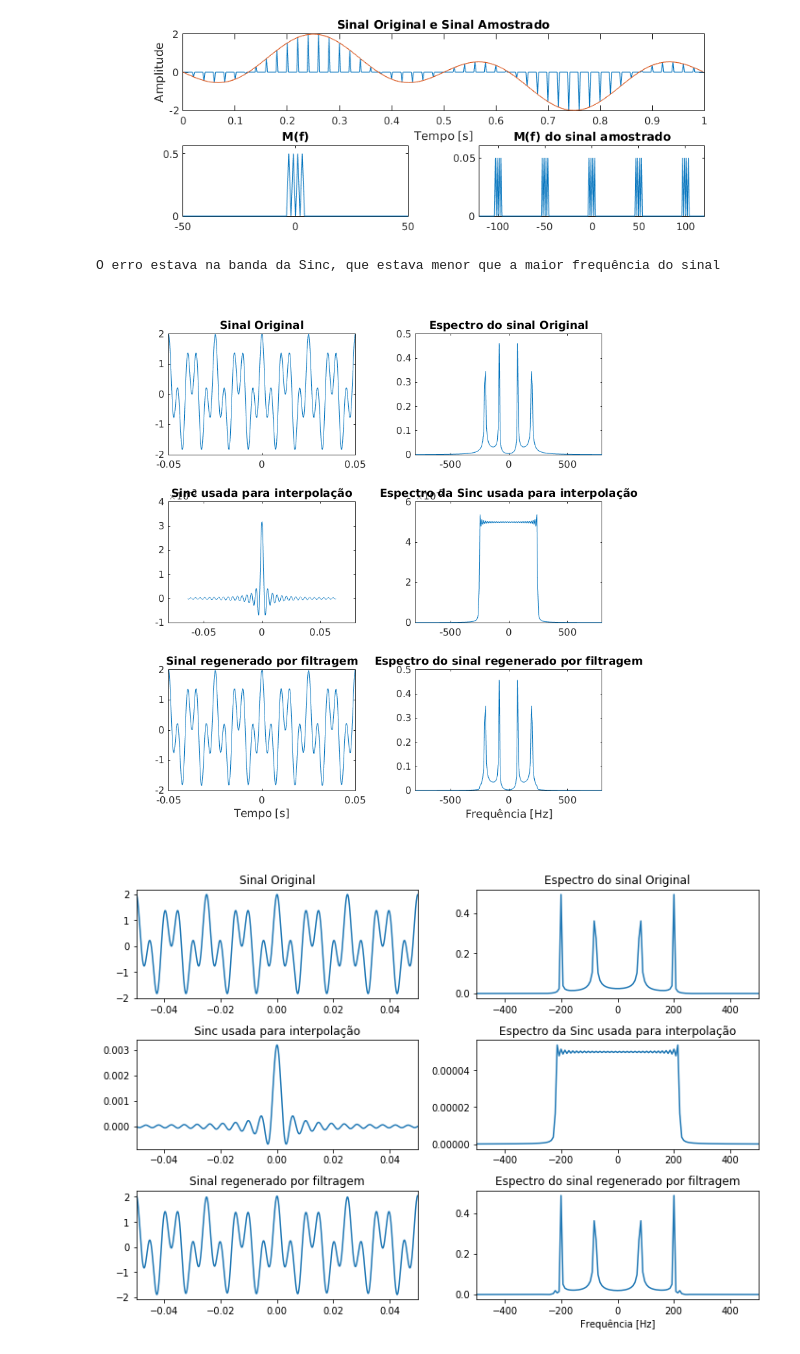
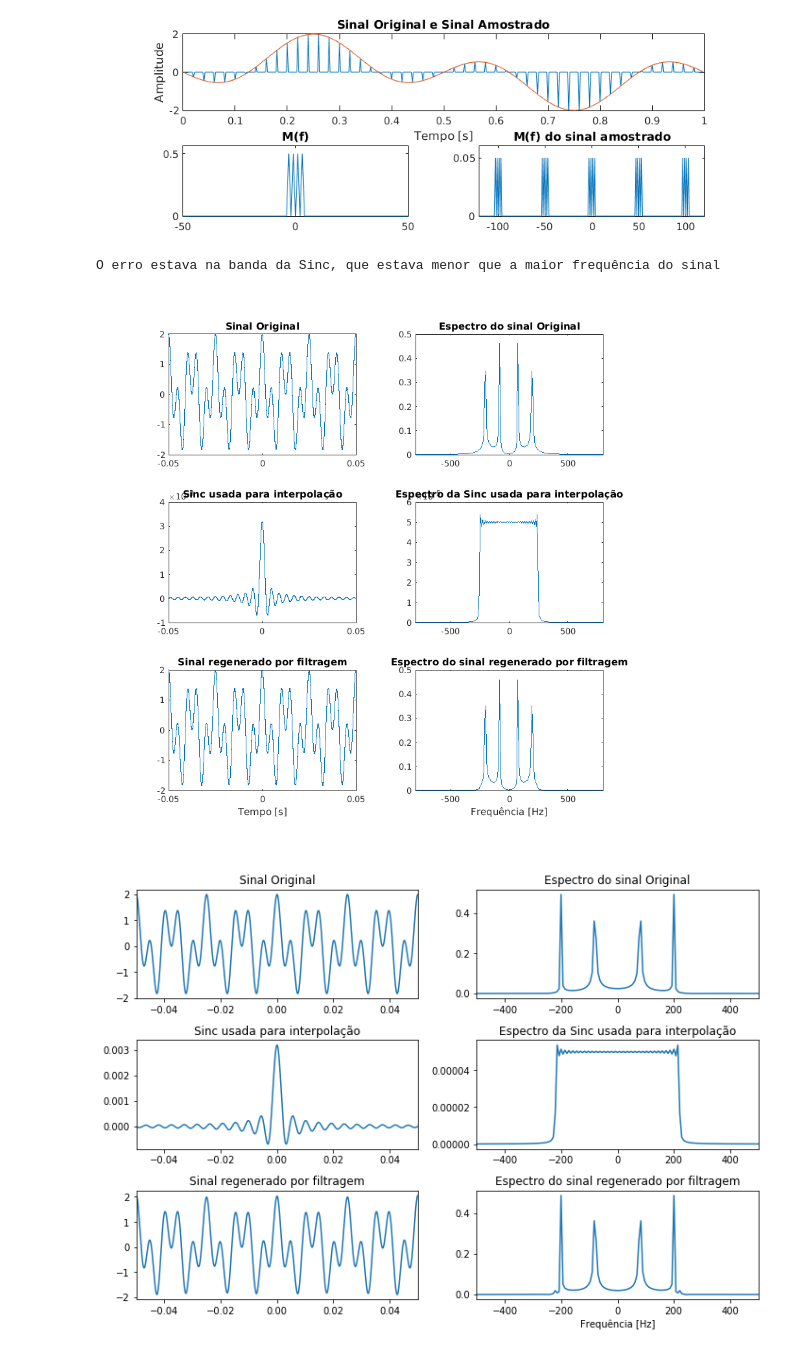
Before and after one commit to diegorp22/diegopereira_DCO2004, a Jupyter notebook: Unidade2/HD06_matlab.ipynb, the cells around one changed output. Cells and saved outputs as stored; diff of their text form; code cells hidden in the pictures.

```diff
--- a/Unidade2/HD06_matlab.ipynb
+++ b/Unidade2/HD06_matlab.ipynb
@@ -90,35 +90,35 @@ axis([-800 800 0 0.5]);
 %------------------------------------
 % Plot do Sinc no tempo
 subplot(3,2,3);
 plot(t,s);
 title('Sinc usada para interpolação');
-axis([-0.08 0.08 -1e-3 4e-3]);
+axis([-0.05 0.05 -1e-3 4e-3]);
 % Plot do Sinc na frequência
 subplot(3,2,4);
 plot(freq,abs(S));
 title('Espectro da Sinc usada para interpolação');
 axis([-800 800 0 6e-5]);
 %------------------------------------
 % Plot da convolução no tempo
 subplot(3,2,5);
 plot(t,c);
 title('Sinal regenerado por filtragem');
 xlabel('Tempo [s]');
 axis([-0.05 0.05 -2 2]);
 % Plot da convolução na frequência
 subplot(3,2,6);
 plot(freq,abs(C));
 title('Espectro do sinal regenerado por filtragem');
 xlabel('Frequência [Hz]');
 axis([-800 800 0 0.5]);
 
 disp('O erro estava na banda da Sinc, que estava menor que a maior frequência do sinal');
 
 fig.PaperUnits = 'inches';
 fig.PaperPosition = [0 0 9 9];
 # %% [output]
 O erro estava na banda da Sinc, que estava menor que a maior frequência do sinal
-[figure, old version]
+[figure, new version]
 # %%
 from scipy.fftpack import fft, fftshift
 import numpy as np
```
Also changed, not shown: parts of 2 cells of this notebook.
